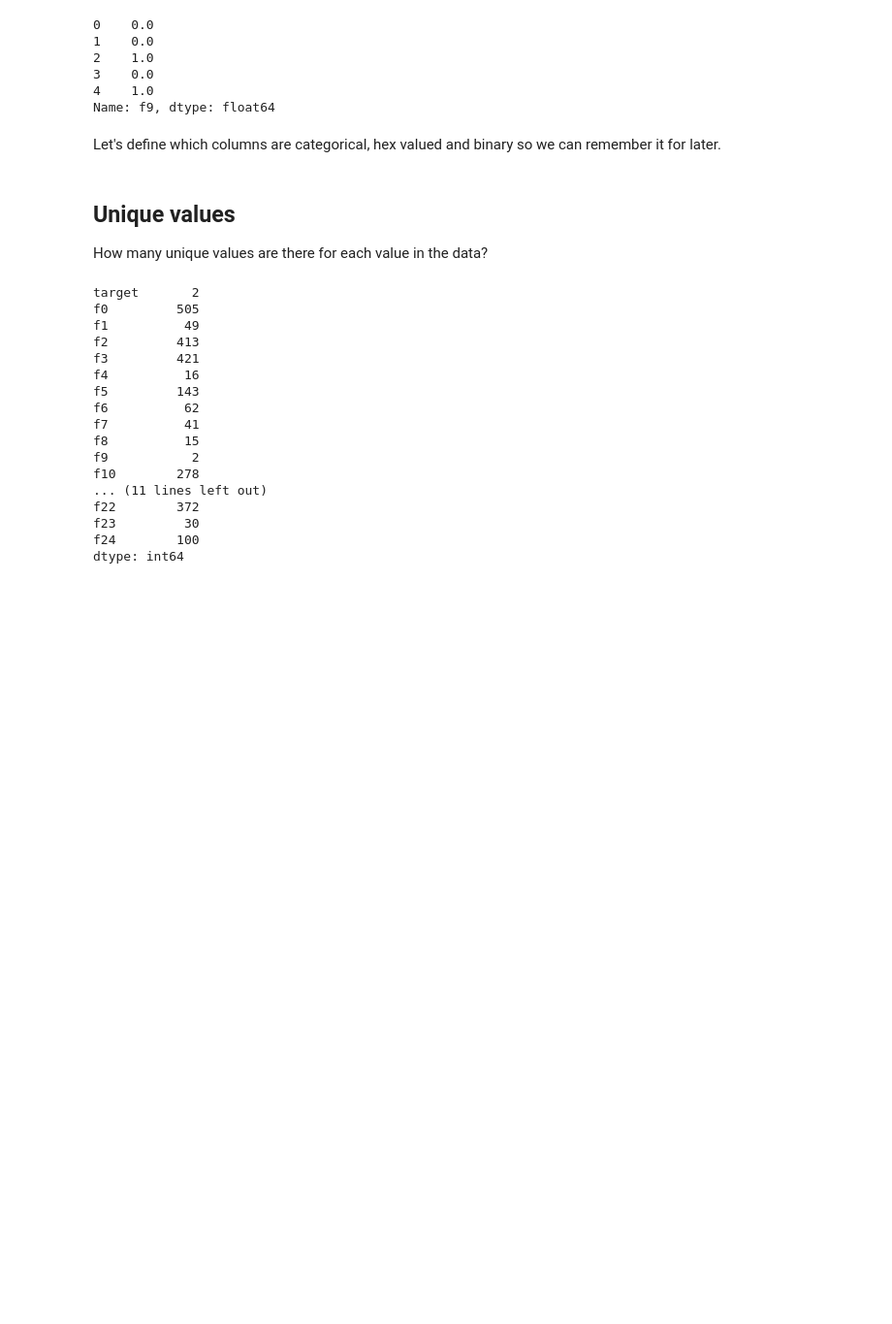
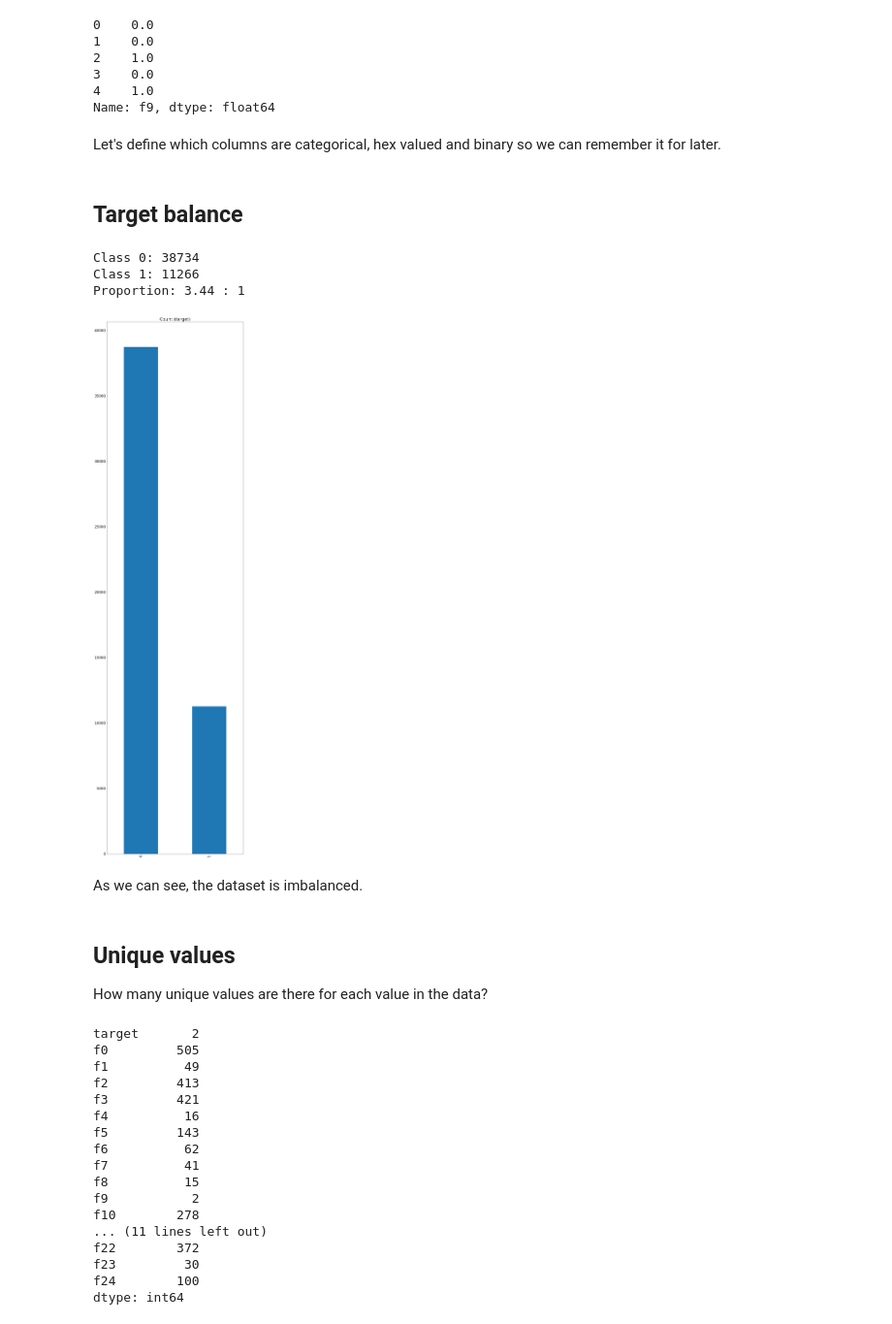
Before and after one commit to anjarfr/modern-ml, a Jupyter notebook: xgboost_demo.ipynb, the cells around one changed output. Shown at 97% size. Saved outputs shown, nothing was run; the diff lists cells and outputs as text; code cells hidden in the pictures; blank space fills up the shorter version.

```diff
--- a/xgboost_demo.ipynb
+++ b/xgboost_demo.ipynb
@@ -166,6 +166,22 @@ cat_cols = ['f4', 'f8', 'f17', 'f21']
 hex_col = 'f12'
 
 bin_col = 'f9'
+# %% [markdown]
+## Target balance
+# %%
+target_count = X_train.target.value_counts()
+print('Class 0:', target_count[0])
+print('Class 1:', target_count[1])
+print('Proportion:', round(target_count[0] / target_count[1], 2), ': 1')
+
+target_count.plot(kind='bar', title='Count (target)');
+# %% [output]
+Class 0: 38734
+Class 1: 11266
+Proportion: 3.44 : 1
+[figure, added]
+# %% [markdown]
+As we can see, the dataset is imbalanced.
 # %% [markdown]
 ## Unique values
 How many unique values are there for each value in the data?
```
Also changed, not shown: parts of 46 cells of this notebook, 13 other files.
